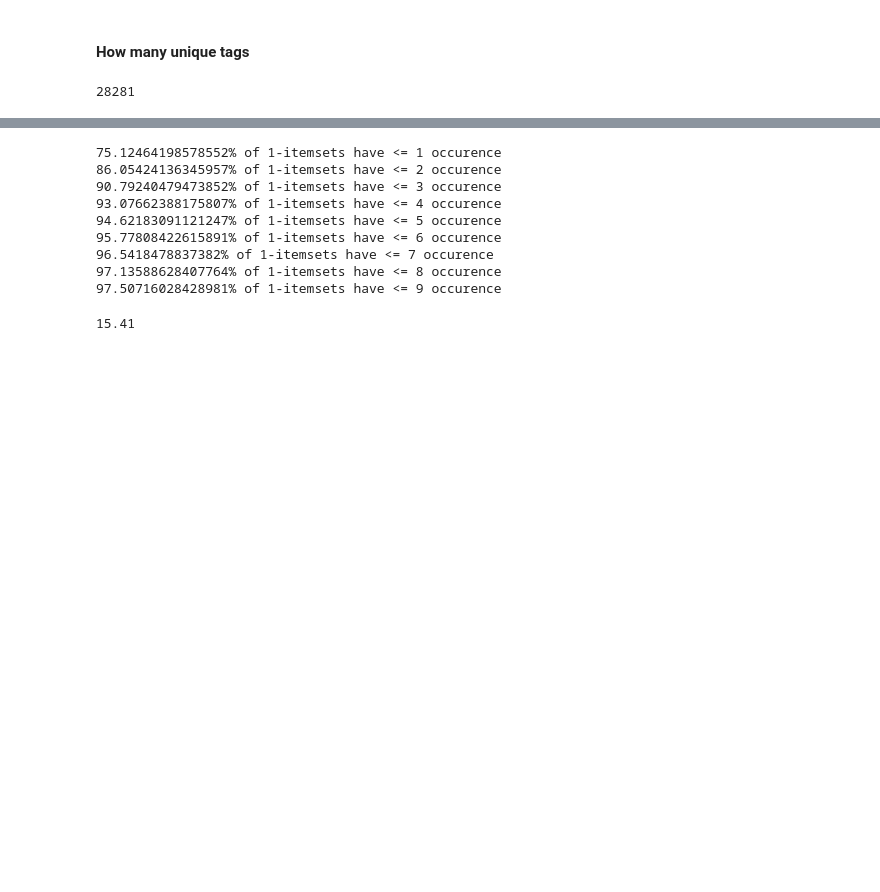
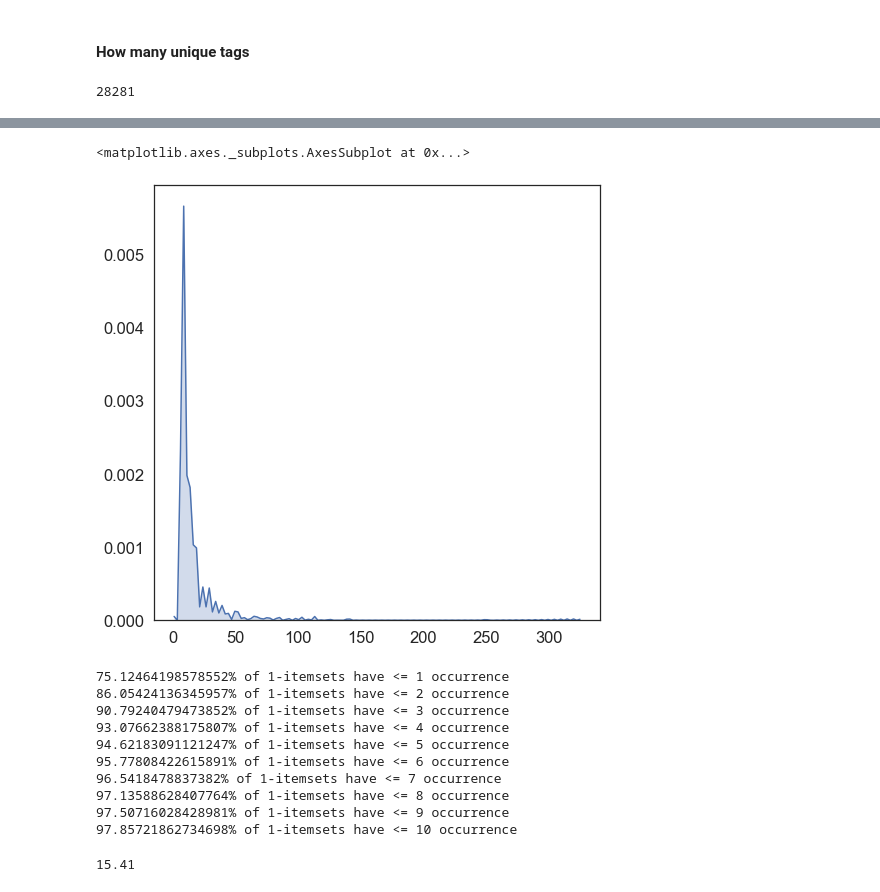
Before and after one commit to nwwnw-dam/Youtube-Data-Analysis, a Jupyter notebook: 6 - Mining Association Rules for Tags.ipynb, the cells around one changed output, grey strips where cells are left out. Cells and saved outputs as stored; diff of their text form; code cells hidden in the pictures; blank space fills up the shorter version.

```diff
--- a/6 - Mining Association Rules for Tags.ipynb
+++ b/6 - Mining Association Rules for Tags.ipynb
@@ -5,4 +5,7 @@ import pandas as pd
 import numpy as np
 from tqdm import tqdm
 from pathlib import Path
+import matplotlib.pyplot as plt
+import seaborn as sns
+sns.set(color_codes=True)
 cwd = Path('.')
@@ -107,3 +112,11 @@ sorted(list(unique_tags_and_counts.items()), key=lambda x: x[1], reverse=True)[:
+# %%
+sns.set(style="white", font_scale=1.5)
+# %%
+plt.figure(figsize=(8, 8))
+sns.kdeplot([i[1] for i in unique_tags_and_counts.items()], shade=True)
+# %% [output]
+<matplotlib.axes._subplots.AxesSubplot at 0x...>
+[figure, added]
 # %%
 # How many 1-itemsets have <= n occurence?
 def less_than_n_occurence(n, unique_tags_and_counts):
@@ -115,19 +128,20 @@ def less_than_n_occurence(n, unique_tags_and_counts):
     return count
 # %%
 # Change range to your liking
-for i in range(1, 10, 1):
+for i in range(1, 11, 1):
     count = less_than_n_occurence(i, unique_tags_and_counts)
-    print(f"{count*100/len(unique_tags)}% of 1-itemsets have <= {i} occurence")
+    print(f"{count*100/len(unique_tags)}% of 1-itemsets have <= {i} occurrence")
 # %% [output]
-75.12464198578552% of 1-itemsets have <= 1 occurence
-86.05424136345957% of 1-itemsets have <= 2 occurence
-90.79240479473852% of 1-itemsets have <= 3 occurence
-93.07662388175807% of 1-itemsets have <= 4 occurence
-94.62183091121247% of 1-itemsets have <= 5 occurence
-95.77808422615891% of 1-itemsets have <= 6 occurence
-96.5418478837382% of 1-itemsets have <= 7 occurence
-97.13588628407764% of 1-itemsets have <= 8 occurence
-97.50716028428981% of 1-itemsets have <= 9 occurence
+75.12464198578552% of 1-itemsets have <= 1 occurrence
+86.05424136345957% of 1-itemsets have <= 2 occurrence
+90.79240479473852% of 1-itemsets have <= 3 occurrence
+93.07662388175807% of 1-itemsets have <= 4 occurrence
+94.62183091121247% of 1-itemsets have <= 5 occurrence
+95.77808422615891% of 1-itemsets have <= 6 occurrence
+96.5418478837382% of 1-itemsets have <= 7 occurrence
+97.13588628407764% of 1-itemsets have <= 8 occurrence
+97.50716028428981% of 1-itemsets have <= 9 occurrence
+97.85721862734698% of 1-itemsets have <= 10 occurrence
 # %%
 min_sup = 0.005
 min_sup_count = min_sup*len(records)
```
Also changed, not shown: parts of 9 cells of this notebook, 7 other files.
